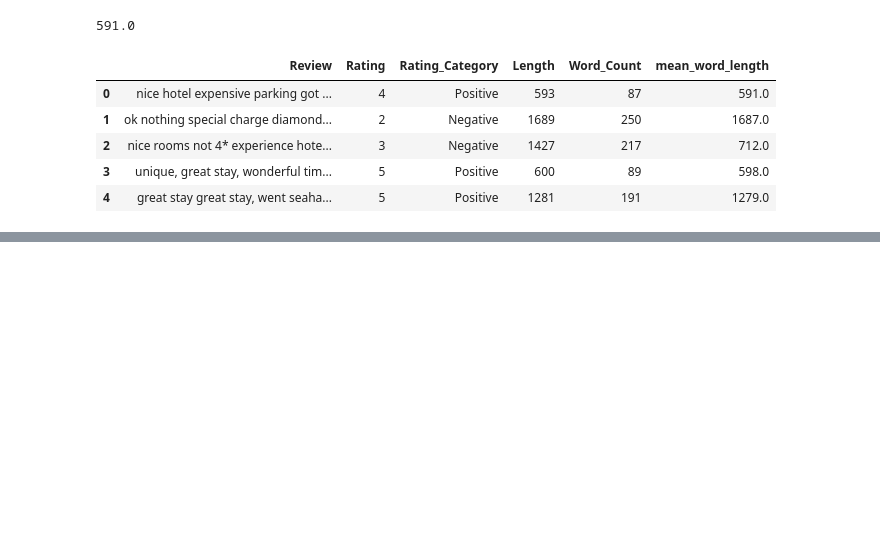
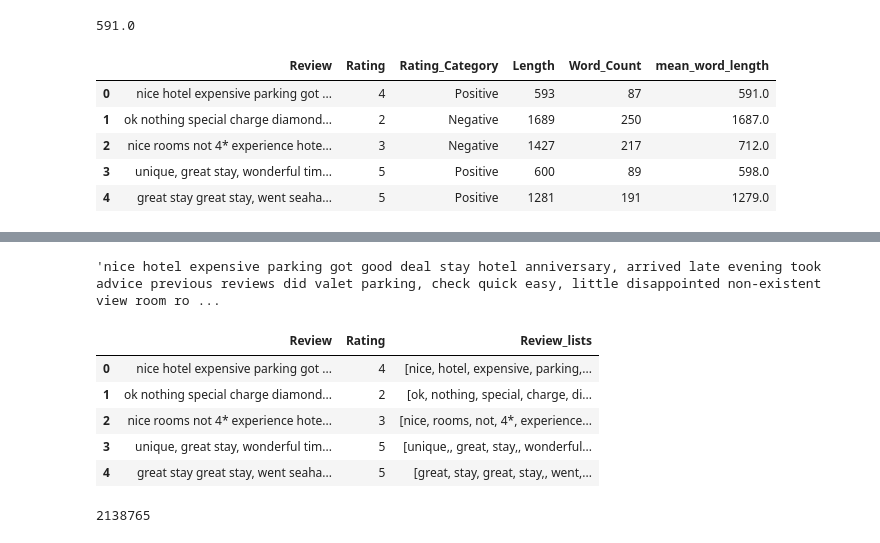
Before and after one commit to tharun067/python_problems, a Jupyter notebook: NLP_AD2.ipynb, the cells around one changed output, grey strips where cells are left out. Drawn from its saved outputs; the diff is of its cells as text; code cells hidden in the pictures; blank space fills up the shorter version.

```diff
--- a/NLP_AD2.ipynb
+++ b/NLP_AD2.ipynb
@@ -195,3 +190,7 @@ df.head()
 | 2 | nice rooms not 4* experience hote... | 3 | Negative | 1427 | 217 | 712.0 |
 | 3 | unique, great stay, wonderful tim... | 5 | Positive | 600 | 89 | 598.0 |
 | 4 | great stay great stay, went seaha... | 5 | Positive | 1281 | 191 | 1279.0 |
+# %%
+features = df.columns.tolist()[2:]
+df = df.drop(features,axis=1)
+df.head()
@@ -197,0 +216,37 @@ df.head()
+# %%
+import re
+from nltk.corpus import stopwords
+def clean(review):
+  review = review.lower()
+  review = re.sub('[^a-z A-Z 0-9-]+','',review)
+  review = " ".join([word for word in review.split() if word not in stopwords.words('english')])
+  return review
+# %%
+df['Review'] = df['Review'].apply(clean)
+df.head()
+# %%
+df['Review'][0]
+# %% [output]
+'nice hotel expensive parking got good deal stay hotel anniversary, arrived late evening took advice previous reviews did valet parking, check quick easy, little disappointed non-existent view room ro ...
+# %%
+def corpus(text):
+  text_list = text.split()
+  return text_list
+# %%
+df['Review_lists'] = df['Review'].apply(corpus)
+df.head()
+# %% [output]
+|  | Review | Rating | Review_lists |
+| 0 | nice hotel expensive parking got ... | 4 | [nice, hotel, expensive, parking,... |
+| 1 | ok nothing special charge diamond... | 2 | [ok, nothing, special, charge, di... |
+| 2 | nice rooms not 4* experience hote... | 3 | [nice, rooms, not, 4*, experience... |
+| 3 | unique, great stay, wonderful tim... | 5 | [unique,, great, stay,, wonderful... |
+| 4 | great stay great stay, went seaha... | 5 | [great, stay, great, stay,, went,... |
+# %%
+from tqdm import trange
+corpus = []
+for  i in trange(df.shape[0],ncols=150,nrows=10,colour='green',smoothing=0.8):
+  corpus += df['Review_lists'][i]
+len(corpus)
+# %% [output]
+2138765
```
Also changed, not shown: parts of 9 cells of this notebook.
